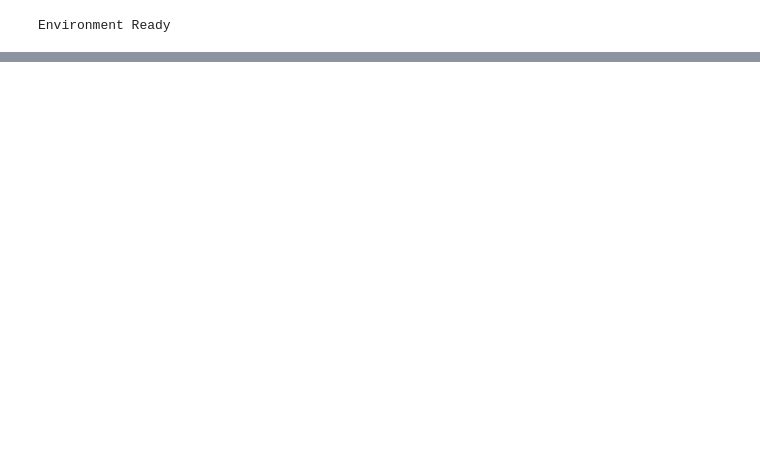
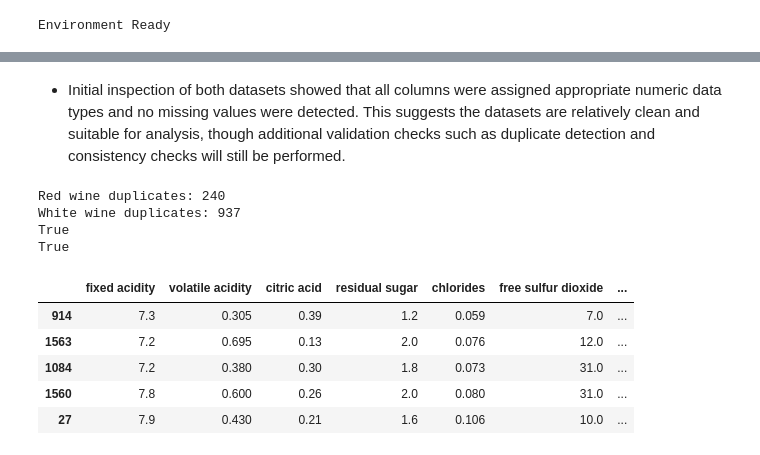
Before and after one commit to Shehzaad-S/ai-programming-foundations-project, a Jupyter notebook: notebooks/data_workflow.ipynb, the cells around one changed output, grey strips where cells are left out. Cells and saved outputs as stored; diff of their text form; code cells hidden in the pictures; blank space fills up the shorter version.

```diff
--- a/notebooks/data_workflow.ipynb
+++ b/notebooks/data_workflow.ipynb
@@ -26,0 +100,29 @@ FileNotFoundError: [Errno 2] No such file or directory: 'data/winequality-red.cs
+# %% [markdown]
+- Initial inspection of both datasets showed that all columns were assigned appropriate numeric data types and no missing values were detected. This suggests the datasets are relatively clean and suitable for analysis, though additional validation checks such as duplicate detection and consistency checks will still be performed.
+# %%
+# Check for duplicate rows
+print(f"Red wine duplicates: {df_red.duplicated().sum()}")
+print(f"White wine duplicates: {df_white.duplicated().sum()}")
+
+# Verify column names match
+print(df_red.columns.equals(df_white.columns))
+
+# Verify data types match
+print(df_red.dtypes.equals(df_white.dtypes))
+# %% [output]
+Red wine duplicates: 240
+White wine duplicates: 937
+True
+True
+# %%
+duplicates_red = df_red[df_red.duplicated()]
+duplicates_white = df_white[df_white.duplicated()]
+# %%
+duplicates_red.sample(5)
+# %% [output]
+|  | fixed acidity | volatile acidity | citric acid | residual sugar | chlorides | free sulfur dioxide | ... |
+| 914 | 7.3 | 0.305 | 0.39 | 1.2 | 0.059 | 7.0 | ... |
+| 1563 | 7.2 | 0.695 | 0.13 | 2.0 | 0.076 | 12.0 | ... |
+| 1084 | 7.2 | 0.380 | 0.30 | 1.8 | 0.073 | 31.0 | ... |
+| 1560 | 7.8 | 0.600 | 0.26 | 2.0 | 0.080 | 31.0 | ... |
+| 27 | 7.9 | 0.430 | 0.21 | 1.6 | 0.106 | 10.0 | ... |
```
Also changed, not shown: parts of 21 cells of this notebook.
